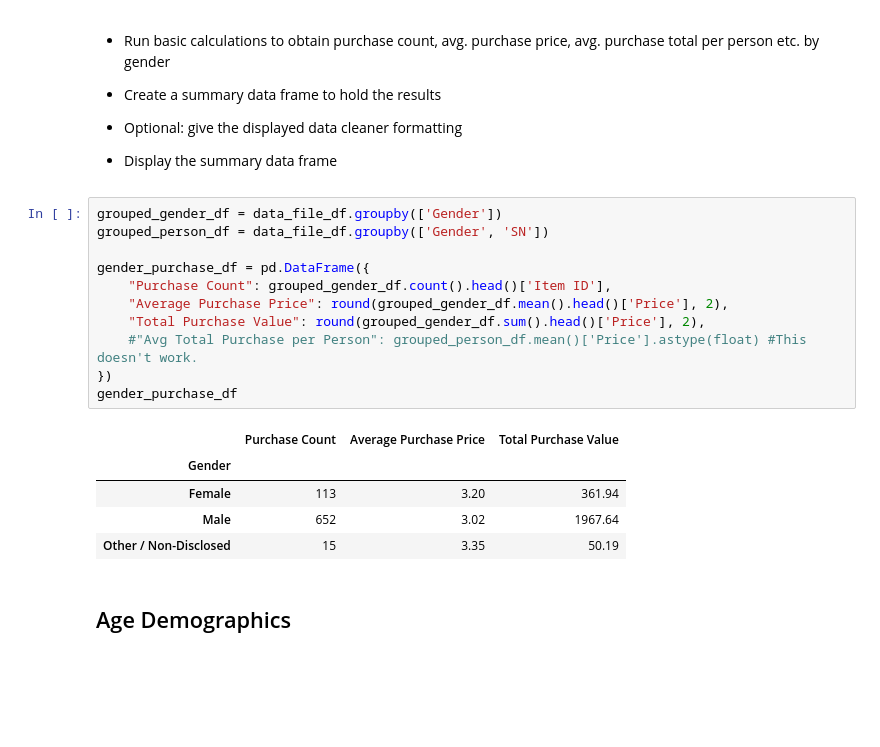
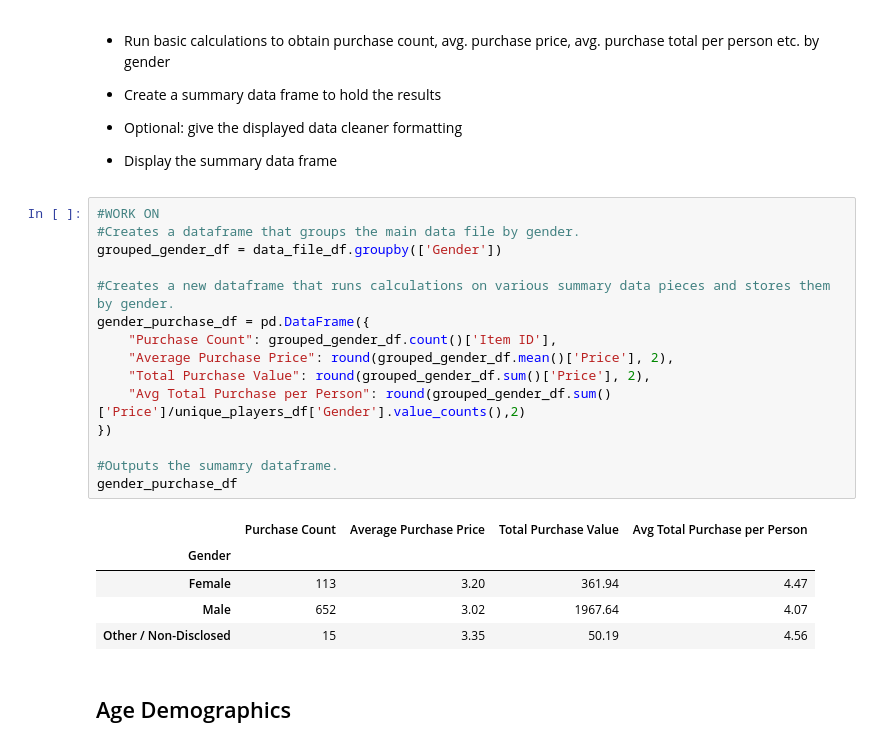
Before and after one commit to KristenScaletta/pandas-challenge, a Jupyter notebook: HeroesofPymoli/HeroesOfPymoli_challenge.ipynb, the cells around one changed output. Drawn from its saved outputs; the diff is of its cells as text; blank space fills up the shorter version.

```diff
--- a/HeroesofPymoli/HeroesOfPymoli_challenge.ipynb
+++ b/HeroesofPymoli/HeroesOfPymoli_challenge.ipynb
@@ -107,22 +116,26 @@ gender_df
 
 * Display the summary data frame
 # %%
+#WORK ON
+#Creates a dataframe that groups the main data file by gender.
 grouped_gender_df = data_file_df.groupby(['Gender'])
-grouped_person_df = data_file_df.groupby(['Gender', 'SN'])
 
+#Creates a new dataframe that runs calculations on various summary data pieces and stores them by gender.
 gender_purchase_df = pd.DataFrame({
-    "Purchase Count": grouped_gender_df.count().head()['Item ID'],
-    "Average Purchase Price": round(grouped_gender_df.mean().head()['Price'], 2),
-    "Total Purchase Value": round(grouped_gender_df.sum().head()['Price'], 2),
-    #"Avg Total Purchase per Person": grouped_person_df.mean()['Price'].astype(float) #This doesn't work.
+    "Purchase Count": grouped_gender_df.count()['Item ID'],
+    "Average Purchase Price": round(grouped_gender_df.mean()['Price'], 2),
+    "Total Purchase Value": round(grouped_gender_df.sum()['Price'], 2),
+    "Avg Total Purchase per Person": round(grouped_gender_df.sum()['Price']/unique_players_df['Gender'].value_counts(),2)
 })
+
+#Outputs the sumamry dataframe.
 gender_purchase_df
 # %% [output]
-|  | Purchase Count | Average Purchase Price | Total Purchase Value |
-| Gender |  |  |  |
-| Female | 113 | 3.20 | 361.94 |
-| Male | 652 | 3.02 | 1967.64 |
-| Other / Non-Disclosed | 15 | 3.35 | 50.19 |
+|  | Purchase Count | Average Purchase Price | Total Purchase Value | Avg Total Purchase per Person |
+| Gender |  |  |  |  |
+| Female | 113 | 3.20 | 361.94 | 4.47 |
+| Male | 652 | 3.02 | 1967.64 | 4.07 |
+| Other / Non-Disclosed | 15 | 3.35 | 50.19 | 4.56 |
 # %% [markdown]
 ## Age Demographics
 # %% [markdown]
```
Also changed, not shown: parts of 11 cells of this notebook.
